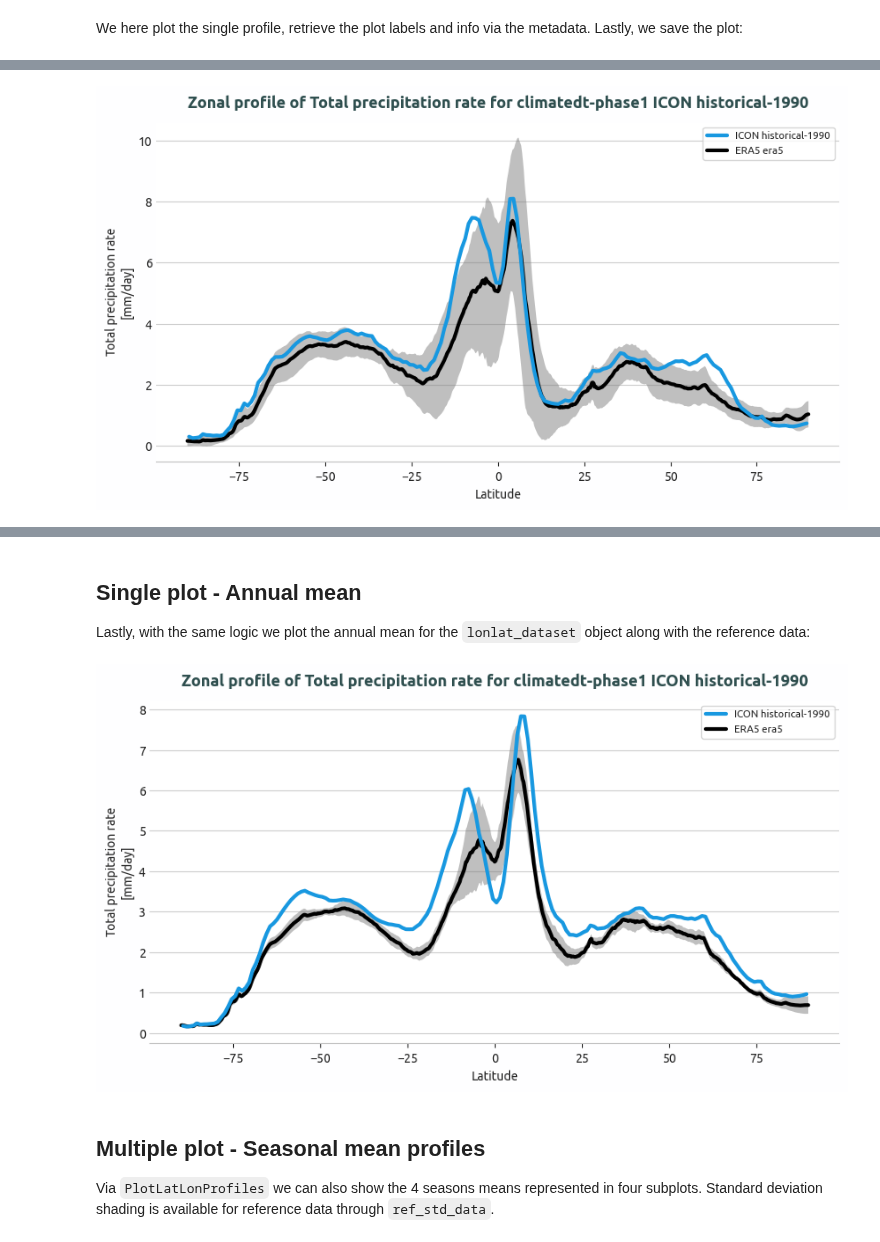
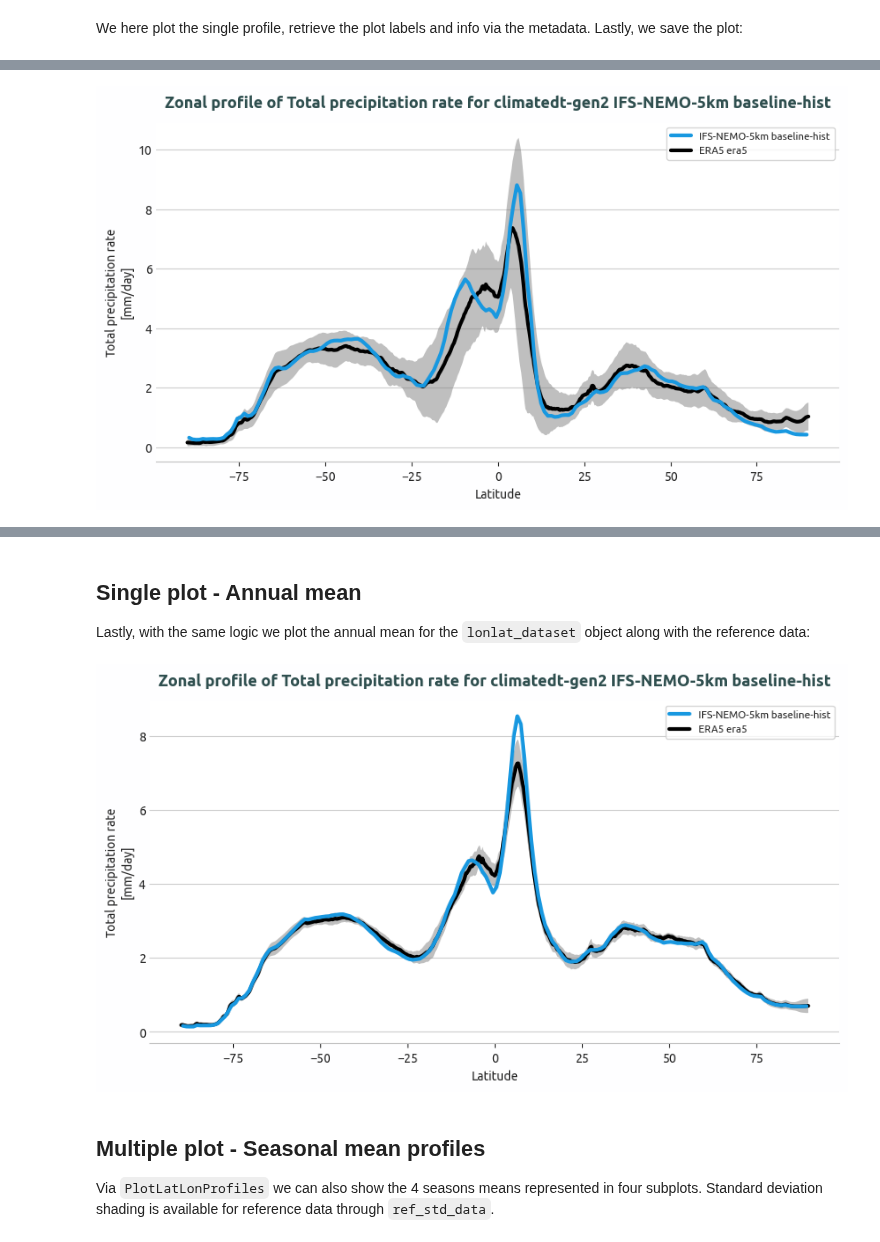
Before and after one commit to DestinE-Climate-DT/AQUA-diagnostics, a Jupyter notebook: notebooks/diagnostics/lat_lon_profiles/single_line_profiles.ipynb, the cells around one changed output, grey strips where cells are left out. Cells and saved outputs as stored; diff of their text form; code cells hidden in the pictures.

```diff
--- a/notebooks/diagnostics/lat_lon_profiles/single_line_profiles.ipynb
+++ b/notebooks/diagnostics/lat_lon_profiles/single_line_profiles.ipynb
@@ -16,16 +16,25 @@ We generate a dictionary, `dataset_dict`, including the data we want to plot in
 The plot of a reference profile to be plotted along with the input dataset is optional. If chosen, `obs_dict` is necessary.
 Lastly, `common_dict` include the common features for both datasets (input and reference).
 # %%
-dataset_dict = {"catalog": "climatedt-phase1", "model": "ICON", "exp": "historical-1990", "source": "lra-r100-monthly"}
+dataset_dict = {
+    "catalog": "climatedt-gen2",
+    "model": "IFS-NEMO-5km",
+    "exp": "baseline-hist",
+    "source": "lra-r100-monthly",
+    "startdate": "1995-01-01",
+    "enddate": "2010-12-31",
+}
 obs_dict = {
     "catalog": "obs",
     "model": "ERA5",
     "exp": "era5",
     "source": "monthly",
-    "std_startdate": "1990-01-01",
-    "std_enddate": "1999-12-31",
+    "startdate": "1990-01-01",
+    "enddate": "2014-12-31",
+    "std_startdate": "2000-01-01",
+    "std_enddate": "2012-12-31",
 }
-common_dict = {"startdate": "1990-01-01", "enddate": "1999-12-31", "loglevel": "info"}
+common_dict = {"loglevel": "info"}
 # %% [markdown]
 We hence generate an object of the `LatLonProfiles` class, and we decide to plot a zonal profile as an example. This means that the code will be performing the zonal mean, by averaging across the longitudes.
 
@@ -98,5 +107,5 @@ plot_dict = {
 We here plot the single profile, retrieve the plot labels and info via the metadata. Lastly, we save the plot:
 # %%
 plot = PlotLatLonProfiles(**plot_dict)
-plot.run(show=True)
+plot.run(show=True, format="png")
 # %% [output]
@@ -107 +116 @@ plot.run(show=True)
-[figure, old version]
+[figure, new version]
@@ -116,7 +125,7 @@ annual_plot = PlotLatLonProfiles(
 )
 annual_plot.run(show=True)
 # %% [output]
-[figure, old version]
+[figure, new version]
 # %% [markdown]
 ## Multiple plot - Seasonal mean profiles
 
```
Also changed, not shown: parts of 3 cells of this notebook.
